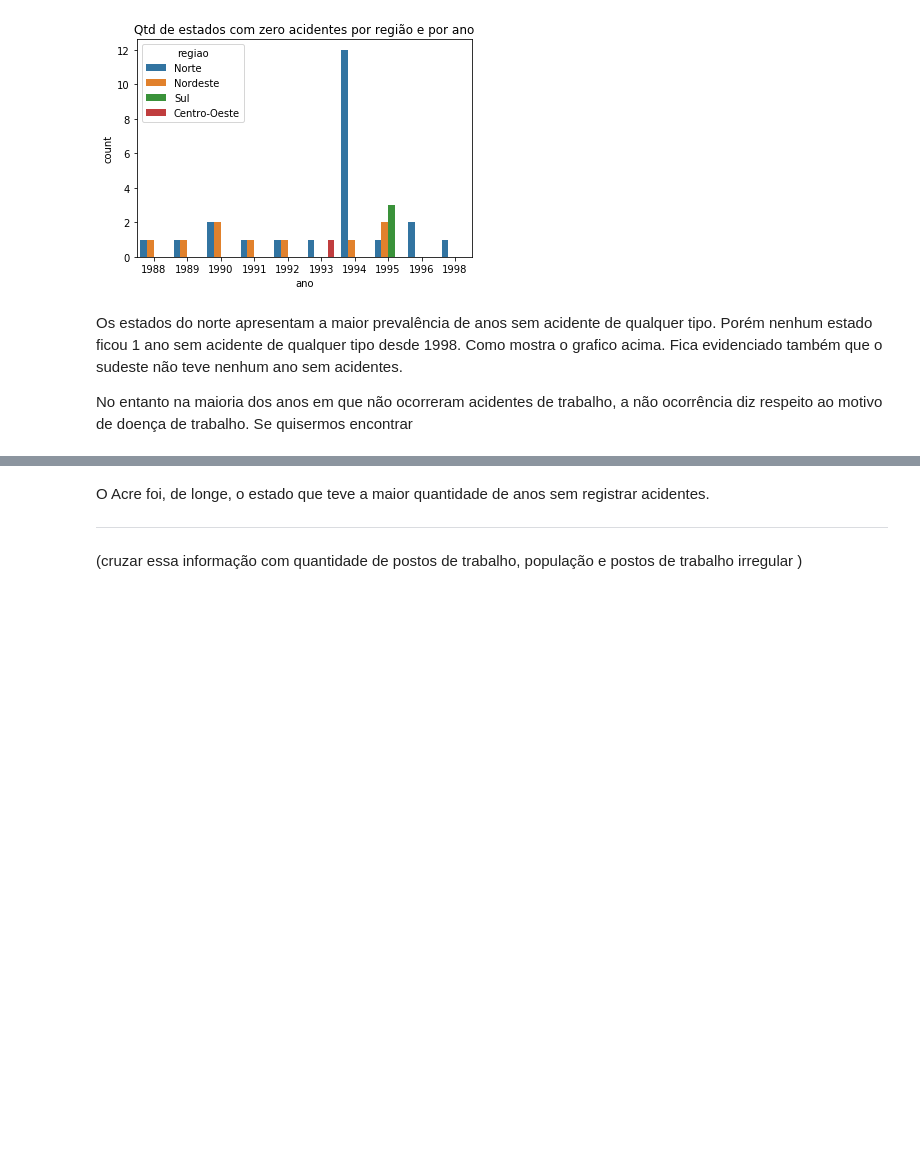
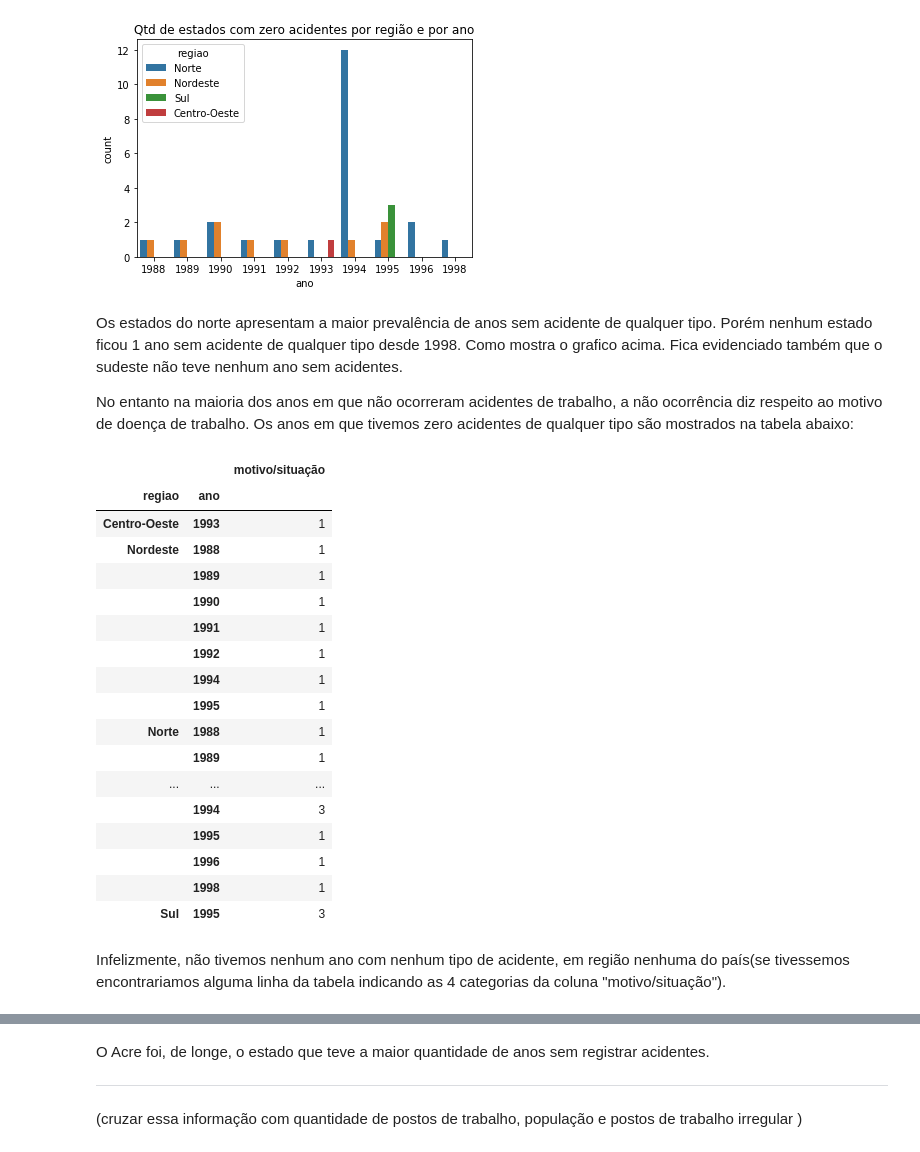
Before and after one commit to lorransr/CAT, a Jupyter notebook: Acidentes_de_Trabalho.ipynb, the cells around one changed output, grey strips where cells are left out. Drawn from its saved outputs; the diff is of its cells as text; code cells hidden in the pictures; blank space fills up the shorter version.

```diff
--- a/Acidentes_de_Trabalho.ipynb
+++ b/Acidentes_de_Trabalho.ipynb
@@ -199,7 +199,30 @@ Text(0.5, 1.0, 'Qtd de estados com zero acidentes por região e por ano')
 # %% [markdown]
 Os estados do norte apresentam a maior prevalência de anos sem acidente de qualquer tipo. Porém nenhum estado ficou 1 ano sem acidente de qualquer tipo desde 1998. Como mostra o grafico acima. Fica evidenciado também que o sudeste não teve  nenhum ano sem acidentes.
 
-No entanto na maioria dos anos em que não ocorreram acidentes de trabalho, a não ocorrência diz respeito ao motivo de doença de trabalho. Se quisermos encontrar
+No entanto na maioria dos anos em que não ocorreram acidentes de trabalho, a não ocorrência diz respeito ao motivo de doença de trabalho. Os anos em que tivemos zero acidentes de qualquer tipo são mostrados na tabela abaixo:
+# %%
+zero_acidentes.groupby(['regiao','ano'])[["motivo/situação"]].nunique()
+# %% [output]
+|  |  | motivo/situação |
+| regiao | ano |  |
+| Centro-Oeste | 1993 | 1 |
+| Nordeste | 1988 | 1 |
+|  | 1989 | 1 |
+|  | 1990 | 1 |
+|  | 1991 | 1 |
+|  | 1992 | 1 |
+|  | 1994 | 1 |
+|  | 1995 | 1 |
+| Norte | 1988 | 1 |
+|  | 1989 | 1 |
+| ... | ... | ... |
+|  | 1994 | 3 |
+|  | 1995 | 1 |
+|  | 1996 | 1 |
+|  | 1998 | 1 |
+| Sul | 1995 | 3 |
+# %% [markdown]
+Infelizmente, não tivemos nenhum ano com nenhum tipo de acidente, em região nenhuma do país(se tivessemos encontrariamos alguma linha da tabela indicando as 4 categorias da coluna "motivo/situação").
 # %%
 p = sns.countplot(y="estado",
                   data = zero_acidentes,
```
Also changed, not shown: parts of 6 cells of this notebook.
